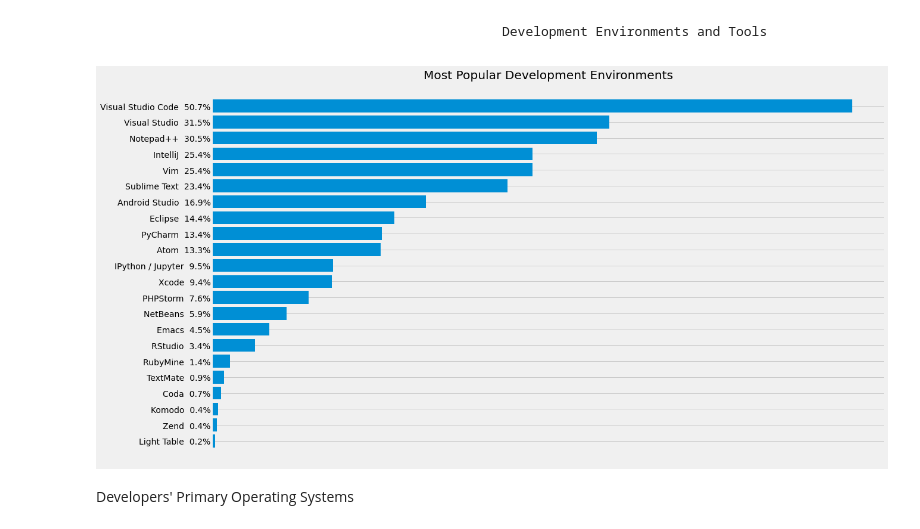
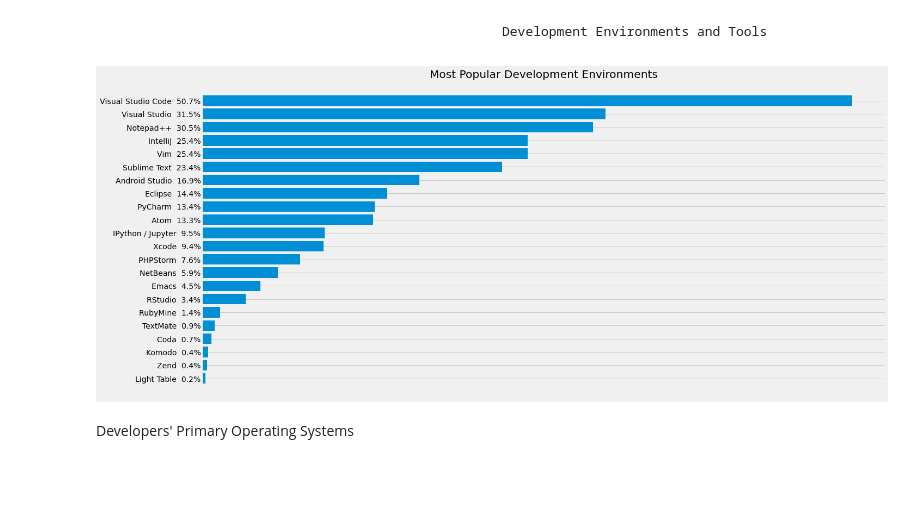
Before and after one commit to anri-Tvalabeishvili/Stackoverflow-Survey-Analysis, a Jupyter notebook: Technology_Analyzed_Data.ipynb, the cells around one changed output. Cells and saved outputs as stored; diff of their text form; code cells hidden in the pictures; blank space fills up the shorter version.

```diff
--- a/Technology_Analyzed_Data.ipynb
+++ b/Technology_Analyzed_Data.ipynb
@@ -191,15 +184,15 @@ Build_Barh_sizes( key_Phrases , Quantity, PlatformWorkedWith ,"fivethirtyeight",
 # %%
 DevEnviron = data["DevEnviron"]   # We called necessary data
 
 DevEnviron.dropna(inplace=True)    # We filter the data from NaN and empty spaces
 
 DevEnviron = DevEnviron.str.split(";")  # We are splitting variables    "split variable when program sees (;) "
 
 Double_list_sort_count(DevEnviron , False)     # list sorter-Counter
 
-Build_Barh_sizes( key_Phrases , Quantity, DevEnviron ,"fivethirtyeight", False , (18,11), "Most Popular Development Environments")  # Building a schedule
+Build_Barh_sizes( key_Phrases , Quantity, DevEnviron ,"fivethirtyeight", False , (20,10), "Most Popular Development Environments")  # Building a schedule
 # %% [output]
-[figure, old version]
+[figure, new version]
 # %% [markdown]
 Developers' Primary Operating Systems
 # %%
```
Also changed, not shown: parts of 11 cells of this notebook, 4 other files.
